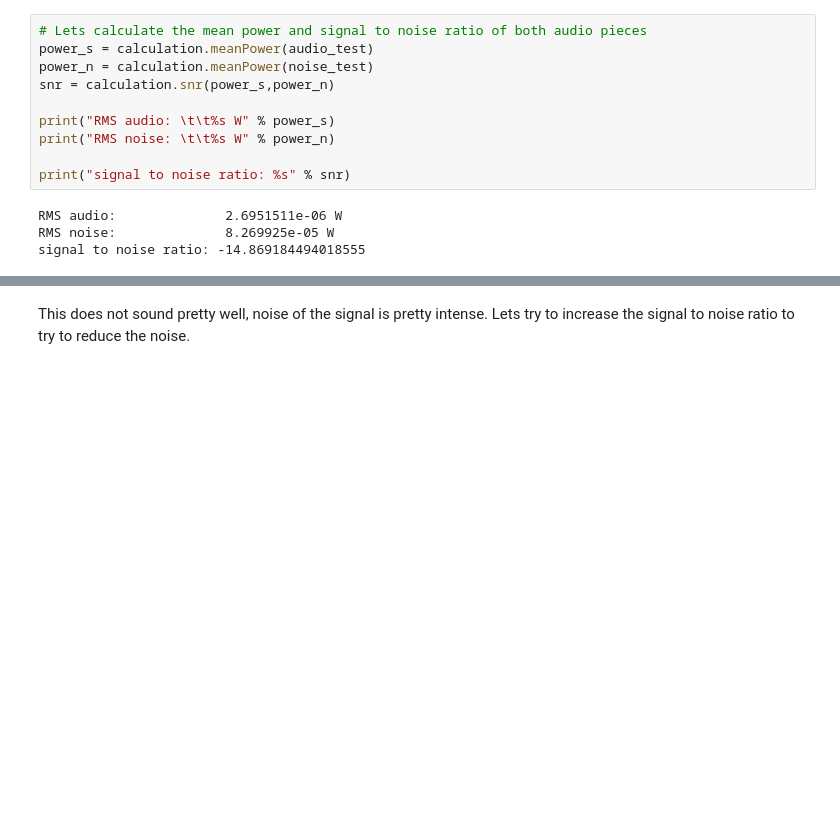
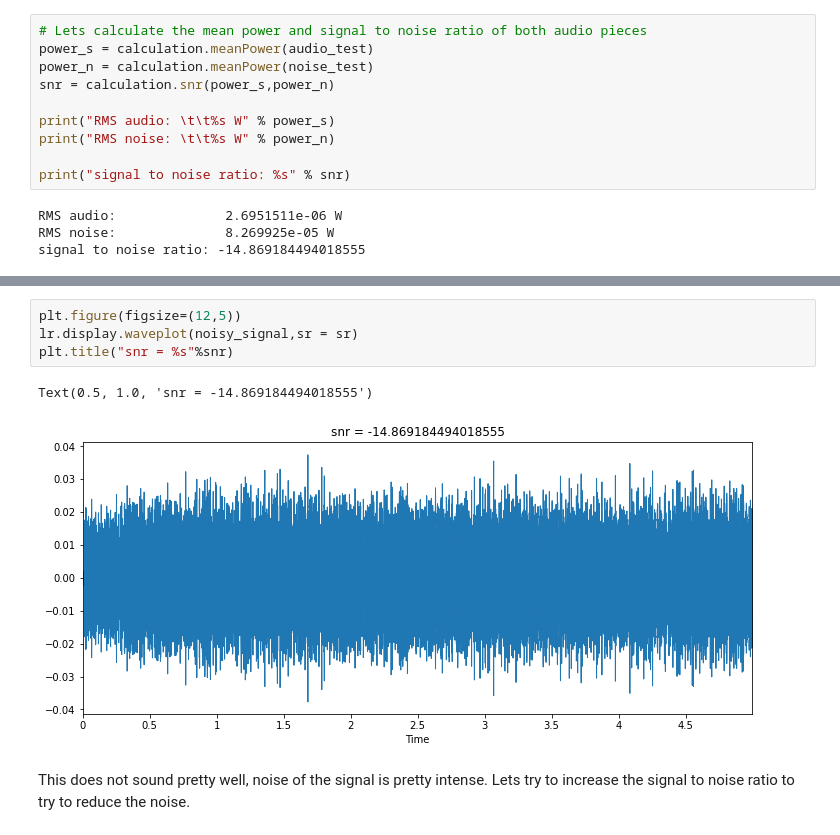
Before and after one commit to Timgrau/Projektarbeit-1, a Jupyter notebook: notebooks/first_notebook.ipynb, the cells around one changed output, grey strips where cells are left out. Saved outputs shown, nothing was run; the diff lists cells and outputs as text; blank space fills up the shorter version.

```diff
--- a/notebooks/first_notebook.ipynb
+++ b/notebooks/first_notebook.ipynb
@@ -114,6 +114,13 @@ ipd.Audio(path)
 # %% [output]
 noisy_sound with SNR = -14.869184494018555
 [interactive output not drawn]
+# %%
+plt.figure(figsize=(12,5))
+lr.display.waveplot(noisy_signal,sr = sr)
+plt.title("snr = %s"%snr)
+# %% [output]
+Text(0.5, 1.0, 'snr = -14.869184494018555')
+[figure, added]
 # %% [markdown]
 This does not sound pretty well, noise of the signal is pretty intense. Lets try to increase the
 signal to noise ratio to try to reduce the noise.
```
Also changed, not shown: parts of 3 cells of this notebook, 1 other file.
